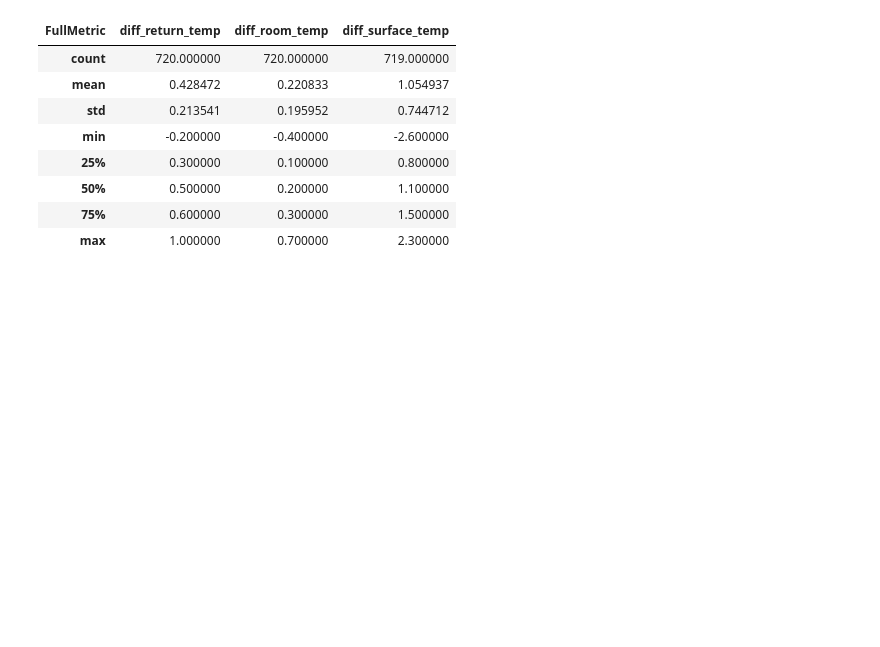
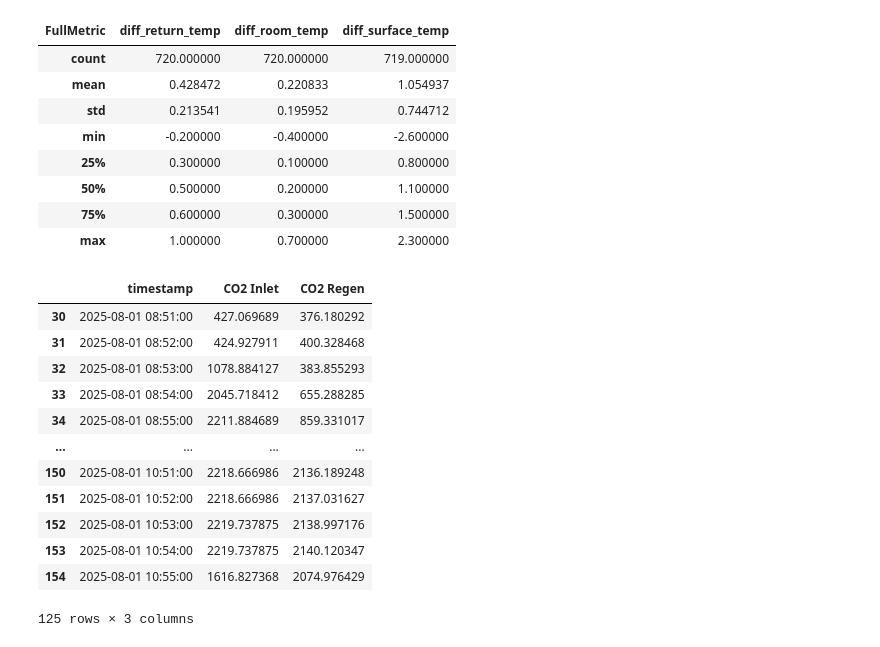
Before and after one commit to dekearthsa/hlr_re_struct_data, a Jupyter notebook: hlr_clean_data/index.ipynb, the cells around one changed output. Cells and saved outputs as stored; diff of their text form; code cells hidden in the pictures; blank space fills up the shorter version.

```diff
--- a/hlr_clean_data/index.ipynb
+++ b/hlr_clean_data/index.ipynb
@@ -301,0 +382,36 @@ df_resampled.to_csv('data_comparison_raycool_26_31.csv')
+# %%
+df = pd.read_csv('/Users/pcsishun/project_scg/project_hlr/data/line_chart_co2__ppm_ (8).csv', sep=';')
+
+df = df.drop(columns=['Entity Name','CO2 Calibrate', 'CO2 Outlet', 'CO2 Regen - Temp adjusted'])
+df['Timestamp'] = pd.to_datetime(df['Timestamp'])
+
+df['minute'] = df['Timestamp'].dt.floor('min')
+df = df.drop(columns=['Timestamp'])
+
+# mean_per_minute = df.drop(columns=['Timestamp'])
+df = df.set_index('minute')
+df = df.resample('1T').mean()
+df = df.reset_index()
+df = df.rename(columns={'minute': 'timestamp'})
+start_time = pd.to_datetime("08:51:00").time()
+end_time = pd.to_datetime("10:55:00").time()
+df['time_only'] = df['timestamp'].dt.time
+# df
+# time_filter = (df['timestamp'].dt.time >= start_time) & (df['timestamp'].dt.time <= end_time)
+df = df[(df['time_only'] >= start_time) & (df['time_only'] <= end_time)]
+df = df.drop(columns=['time_only'])
+df
+# %% [output]
+|  | timestamp | CO2 Inlet | CO2 Regen |
+| 30 | 2025-08-01 08:51:00 | 427.069689 | 376.180292 |
+| 31 | 2025-08-01 08:52:00 | 424.927911 | 400.328468 |
+| 32 | 2025-08-01 08:53:00 | 1078.884127 | 383.855293 |
+| 33 | 2025-08-01 08:54:00 | 2045.718412 | 655.288285 |
+| 34 | 2025-08-01 08:55:00 | 2211.884689 | 859.331017 |
+| ... | ... | ... | ... |
+| 150 | 2025-08-01 10:51:00 | 2218.666986 | 2136.189248 |
+| 151 | 2025-08-01 10:52:00 | 2218.666986 | 2137.031627 |
+| 152 | 2025-08-01 10:53:00 | 2219.737875 | 2138.997176 |
+| 153 | 2025-08-01 10:54:00 | 2219.737875 | 2140.120347 |
+| 154 | 2025-08-01 10:55:00 | 1616.827368 | 2074.976429 |
+125 rows × 3 columns
```
Also changed, not shown: parts of 8 cells of this notebook, 27 other files.
